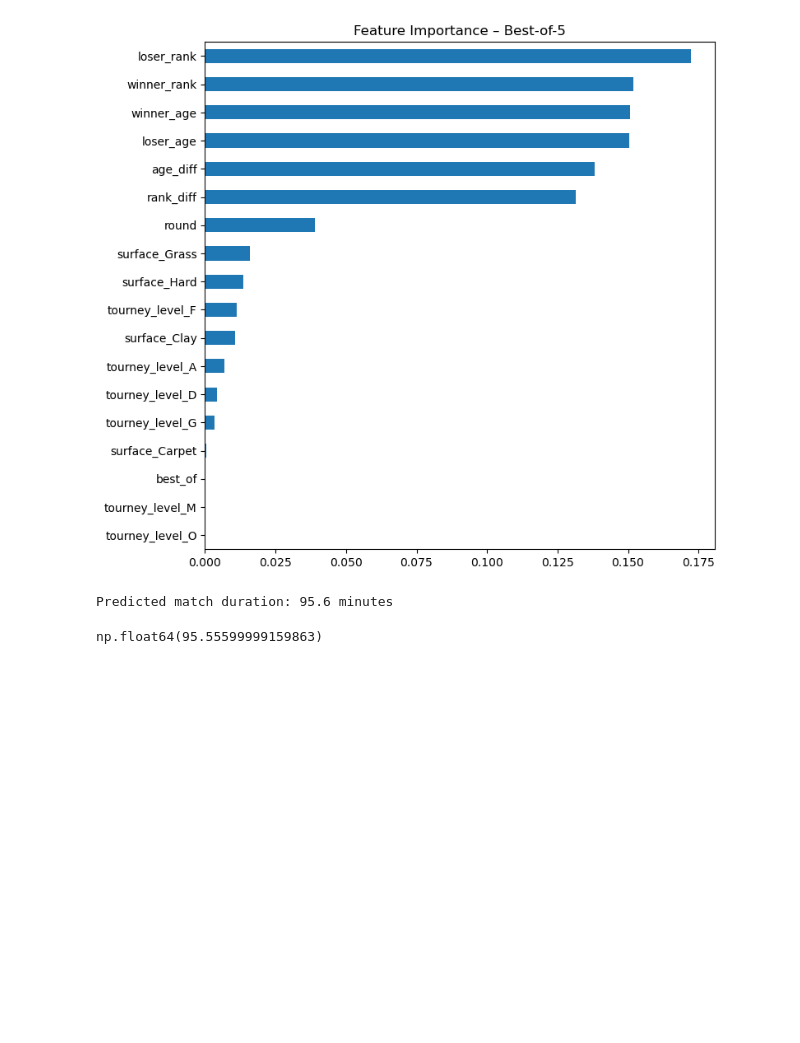
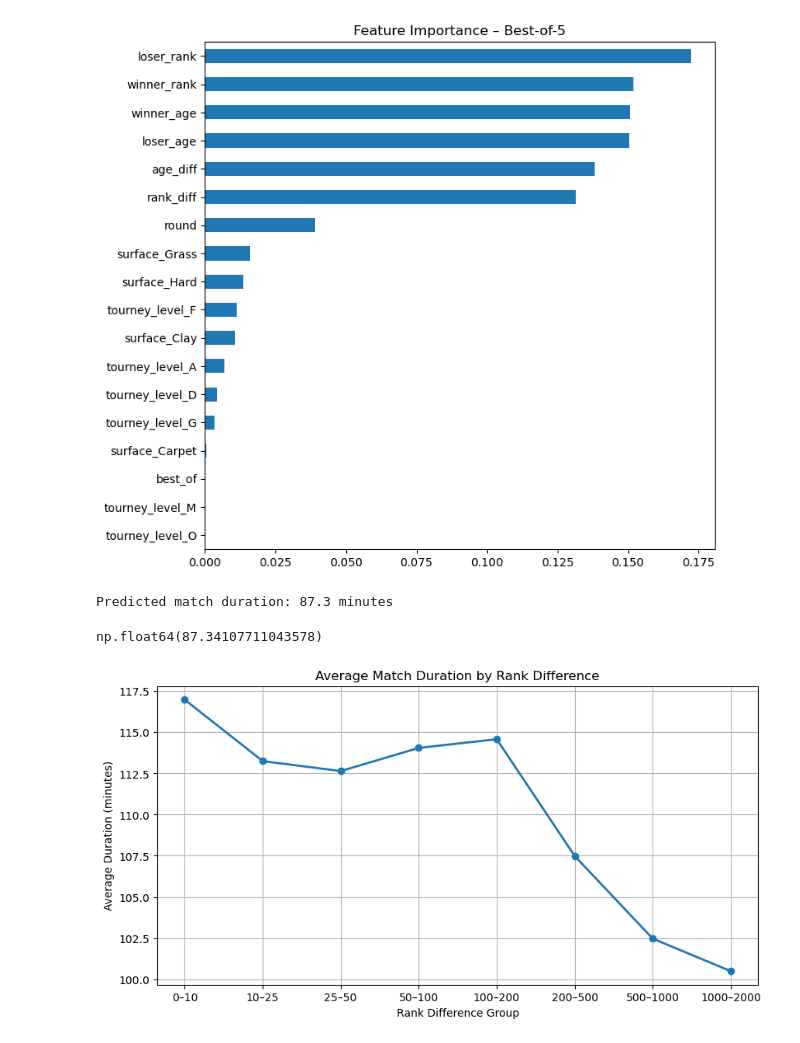
Before and after one commit to valipieri/DSF-projekt-, a Jupyter notebook: DSF/Untitled-1.ipynb, the cells around one changed output. Saved outputs shown, nothing was run; the diff lists cells and outputs as text; code cells hidden in the pictures; blank space fills up the shorter version.

Commit message:
Plot am ende eingefügt

```diff
--- a/DSF/Untitled-1.ipynb
+++ b/DSF/Untitled-1.ipynb
@@ -185,7 +186,7 @@ def predict_duration(
 # %%
 predict_duration(
     winner_rank=3,
-    loser_rank=25,
+    loser_rank=50,
     winner_age=27,
     loser_age=31,
     surface="Hard",
@@ -194,5 +195,26 @@ predict_duration(
     best_of=3
 )
 # %% [output]
-Predicted match duration: 95.6 minutes
+Predicted match duration: 87.3 minutes
-np.float64(95.55599999159863)
+np.float64(87.34107711043578)
+# %%
+df["rank_diff_group"] = pd.cut(
+    df["rank_diff"],
+    bins=[0,10,25,50,100,200,500,1000,2000],
+    labels=["0–10","10–25","25–50","50–100","100–200","200–500","500–1000","1000–2000"],
+    include_lowest=True
+)
+avg_duration = df.groupby("rank_diff_group", observed=True)["minutes"].mean()
+
+#Plot
+plt.figure(figsize=(10,5))
+avg_duration.plot(kind="line", marker="o", linewidth=2)
+
+plt.title("Average Match Duration by Rank Difference")
+plt.xlabel("Rank Difference Group")
+plt.ylabel("Average Duration (minutes)")
+plt.grid(True)
+
+plt.show()
+# %% [output]
+[figure, added]
```
Also changed, not shown: parts of 1 cell of this notebook.
